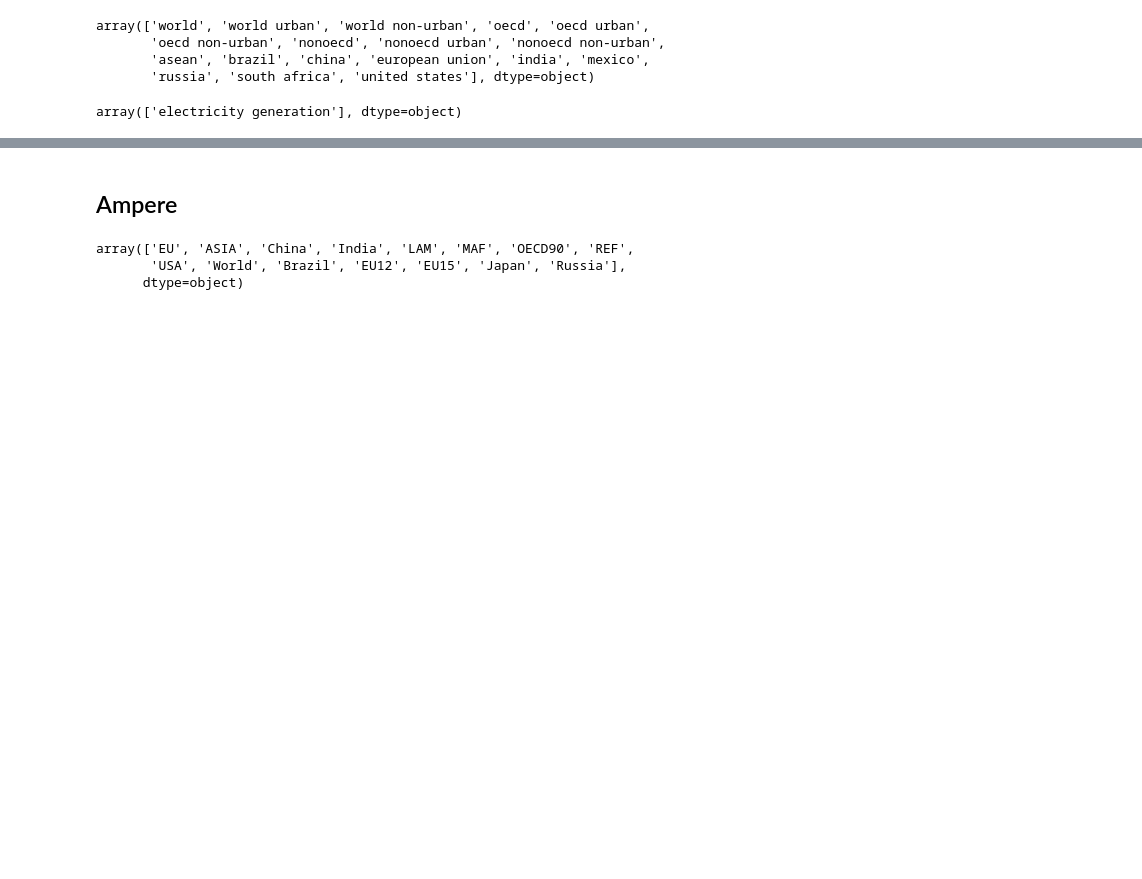
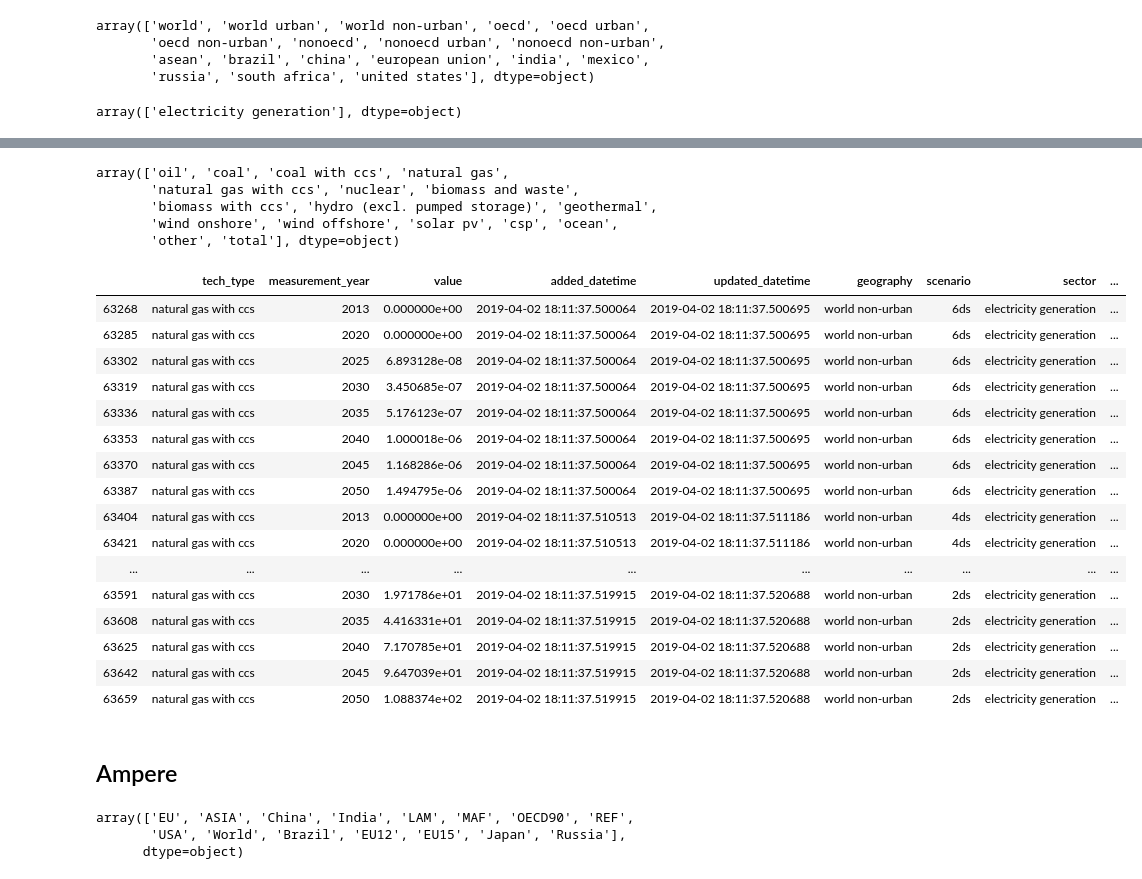
Before and after one commit to RealDataLLC/Crane, a Jupyter notebook: MasterCompiler/compiler.ipynb, the cells around one changed output, grey strips where cells are left out. Saved outputs shown, nothing was run; the diff lists cells and outputs as text; code cells hidden in the pictures; blank space fills up the shorter version.

```diff
--- a/MasterCompiler/compiler.ipynb
+++ b/MasterCompiler/compiler.ipynb
@@ -525,3 +499,33 @@ table8
+# %%
+table8[table8["geography"] == "world non-urban"].tech_type.unique()
+# %% [output]
+array(['oil', 'coal', 'coal with ccs', 'natural gas',
+       'natural gas with ccs', 'nuclear', 'biomass and waste',
+       'biomass with ccs', 'hydro (excl. pumped storage)', 'geothermal',
+       'wind onshore', 'wind offshore', 'solar pv', 'csp', 'ocean',
+       'other', 'total'], dtype=object)
+# %%
+temp = table8[table8["geography"] == "world non-urban"]
+temp = temp[temp.tech_type == 'natural gas with ccs']
+temp
+# %% [output]
+|  | tech_type | measurement_year | value | added_datetime | updated_datetime | geography | scenario | sector | ... |
+| 63268 | natural gas with ccs | 2013 | 0.000000e+00 | 2019-04-02 18:11:37.500064 | 2019-04-02 18:11:37.500695 | world non-urban | 6ds | electricity generation | ... |
+| 63285 | natural gas with ccs | 2020 | 0.000000e+00 | 2019-04-02 18:11:37.500064 | 2019-04-02 18:11:37.500695 | world non-urban | 6ds | electricity generation | ... |
+| 63302 | natural gas with ccs | 2025 | 6.893128e-08 | 2019-04-02 18:11:37.500064 | 2019-04-02 18:11:37.500695 | world non-urban | 6ds | electricity generation | ... |
+| 63319 | natural gas with ccs | 2030 | 3.450685e-07 | 2019-04-02 18:11:37.500064 | 2019-04-02 18:11:37.500695 | world non-urban | 6ds | electricity generation | ... |
+| 63336 | natural gas with ccs | 2035 | 5.176123e-07 | 2019-04-02 18:11:37.500064 | 2019-04-02 18:11:37.500695 | world non-urban | 6ds | electricity generation | ... |
+| 63353 | natural gas with ccs | 2040 | 1.000018e-06 | 2019-04-02 18:11:37.500064 | 2019-04-02 18:11:37.500695 | world non-urban | 6ds | electricity generation | ... |
+| 63370 | natural gas with ccs | 2045 | 1.168286e-06 | 2019-04-02 18:11:37.500064 | 2019-04-02 18:11:37.500695 | world non-urban | 6ds | electricity generation | ... |
+| 63387 | natural gas with ccs | 2050 | 1.494795e-06 | 2019-04-02 18:11:37.500064 | 2019-04-02 18:11:37.500695 | world non-urban | 6ds | electricity generation | ... |
+| 63404 | natural gas with ccs | 2013 | 0.000000e+00 | 2019-04-02 18:11:37.510513 | 2019-04-02 18:11:37.511186 | world non-urban | 4ds | electricity generation | ... |
+| 63421 | natural gas with ccs | 2020 | 0.000000e+00 | 2019-04-02 18:11:37.510513 | 2019-04-02 18:11:37.511186 | world non-urban | 4ds | electricity generation | ... |
+| ... | ... | ... | ... | ... | ... | ... | ... | ... | ... |
+| 63591 | natural gas with ccs | 2030 | 1.971786e+01 | 2019-04-02 18:11:37.519915 | 2019-04-02 18:11:37.520688 | world non-urban | 2ds | electricity generation | ... |
+| 63608 | natural gas with ccs | 2035 | 4.416331e+01 | 2019-04-02 18:11:37.519915 | 2019-04-02 18:11:37.520688 | world non-urban | 2ds | electricity generation | ... |
+| 63625 | natural gas with ccs | 2040 | 7.170785e+01 | 2019-04-02 18:11:37.519915 | 2019-04-02 18:11:37.520688 | world non-urban | 2ds | electricity generation | ... |
+| 63642 | natural gas with ccs | 2045 | 9.647039e+01 | 2019-04-02 18:11:37.519915 | 2019-04-02 18:11:37.520688 | world non-urban | 2ds | electricity generation | ... |
+| 63659 | natural gas with ccs | 2050 | 1.088374e+02 | 2019-04-02 18:11:37.519915 | 2019-04-02 18:11:37.520688 | world non-urban | 2ds | electricity generation | ... |
 # %% [markdown]
 ## Ampere
 # %%
```
Also changed, not shown: parts of 3 cells of this notebook, 18 other files.
